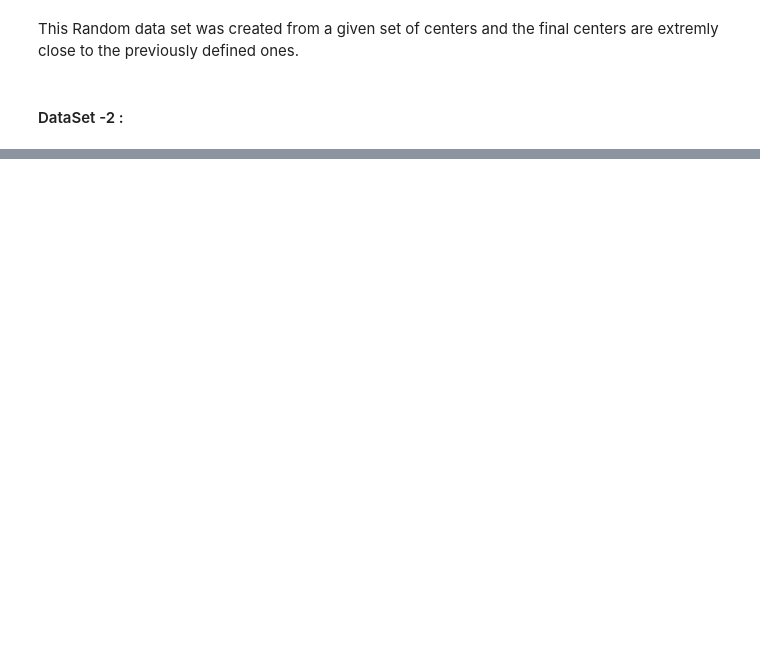
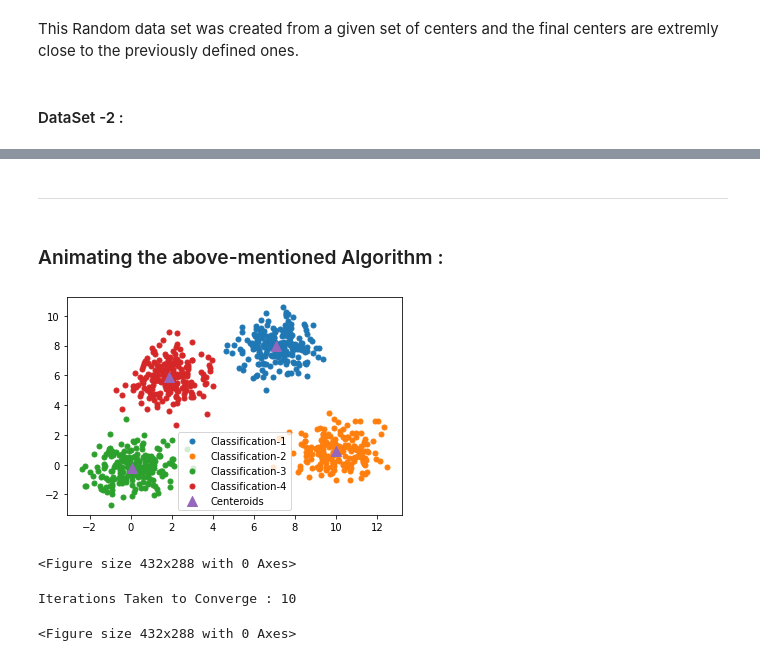
Before and after one commit to Rohith-2/Python-ML, a Jupyter notebook: K-Means.ipynb, the cells around one changed output, grey strips where cells are left out. Drawn from its saved outputs; the diff is of its cells as text; code cells hidden in the pictures; blank space fills up the shorter version.

```diff
--- a/K-Means.ipynb
+++ b/K-Means.ipynb
@@ -184,0 +197,4 @@ Final Centers:
+# %% [markdown]
+<hr style="border:1px solid gray"> </hr>
+# %% [markdown]
+### Animating the above-mentioned Algorithm :
@@ -184,0 +269,7 @@ Final Centers:
+# %%
+a = kmeans_animate(data, 4, 300).animate()
+# %% [output]
+[figure, added]
+<Figure size 432x288 with 0 Axes>
+Iterations Taken to Converge : 10
+<Figure size 432x288 with 0 Axes>
```
Also changed, not shown: parts of 7 cells of this notebook, 2 other files.
